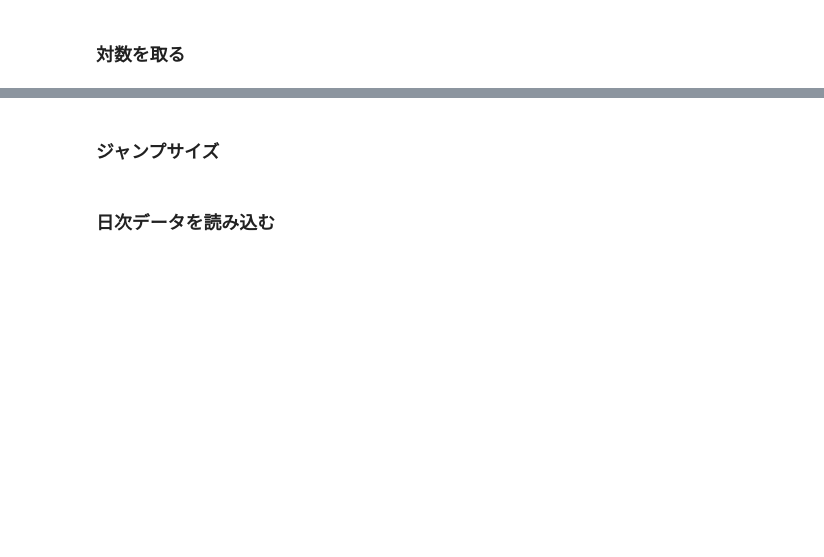
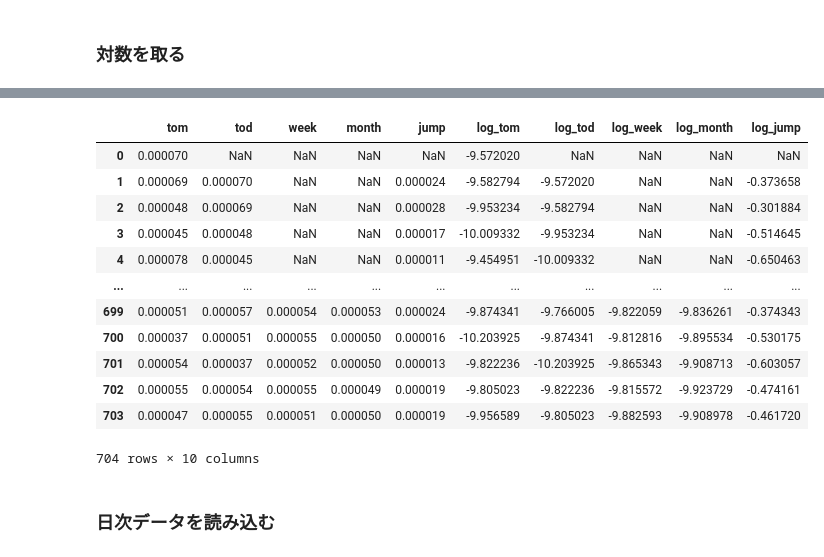
Before and after one commit to ara-git/LSIML, a Jupyter notebook: notebook/Ridge.ipynb, the cells around one changed output, grey strips where cells are left out. Saved outputs shown, nothing was run; the diff lists cells and outputs as text; code cells hidden in the pictures; blank space fills up the shorter version.

```diff
--- a/notebook/Ridge.ipynb
+++ b/notebook/Ridge.ipynb
@@ -127,2 +131,0 @@ data
-# %% [markdown]
-### ジャンプサイズ
@@ -131,3 +132,20 @@ data["jump"] = df["Size_jump_b=50"].shift()
+# %%
+data["log_jump"] = np.log(1 + preprocessing.scale(data["jump"]))
+data
+# %% [output]
+|  | tom | tod | week | month | jump | log_tom | log_tod | log_week | log_month | log_jump |
+| 0 | 0.000070 | NaN | NaN | NaN | NaN | -9.572020 | NaN | NaN | NaN | NaN |
+| 1 | 0.000069 | 0.000070 | NaN | NaN | 0.000024 | -9.582794 | -9.572020 | NaN | NaN | -0.373658 |
+| 2 | 0.000048 | 0.000069 | NaN | NaN | 0.000028 | -9.953234 | -9.582794 | NaN | NaN | -0.301884 |
+| 3 | 0.000045 | 0.000048 | NaN | NaN | 0.000017 | -10.009332 | -9.953234 | NaN | NaN | -0.514645 |
+| 4 | 0.000078 | 0.000045 | NaN | NaN | 0.000011 | -9.454951 | -10.009332 | NaN | NaN | -0.650463 |
+| ... | ... | ... | ... | ... | ... | ... | ... | ... | ... | ... |
+| 699 | 0.000051 | 0.000057 | 0.000054 | 0.000053 | 0.000024 | -9.874341 | -9.766005 | -9.822059 | -9.836261 | -0.374343 |
+| 700 | 0.000037 | 0.000051 | 0.000055 | 0.000050 | 0.000016 | -10.203925 | -9.874341 | -9.812816 | -9.895534 | -0.530175 |
+| 701 | 0.000054 | 0.000037 | 0.000052 | 0.000050 | 0.000013 | -9.822236 | -10.203925 | -9.865343 | -9.908713 | -0.603057 |
+| 702 | 0.000055 | 0.000054 | 0.000055 | 0.000049 | 0.000019 | -9.805023 | -9.822236 | -9.815572 | -9.923729 | -0.474161 |
+| 703 | 0.000047 | 0.000055 | 0.000051 | 0.000050 | 0.000019 | -9.956589 | -9.805023 | -9.882593 | -9.908978 | -0.461720 |
+704 rows × 10 columns
 # %% [markdown]
 ### 日次データを読み込む
 # %%
```
Also changed, not shown: parts of 10 cells of this notebook.
